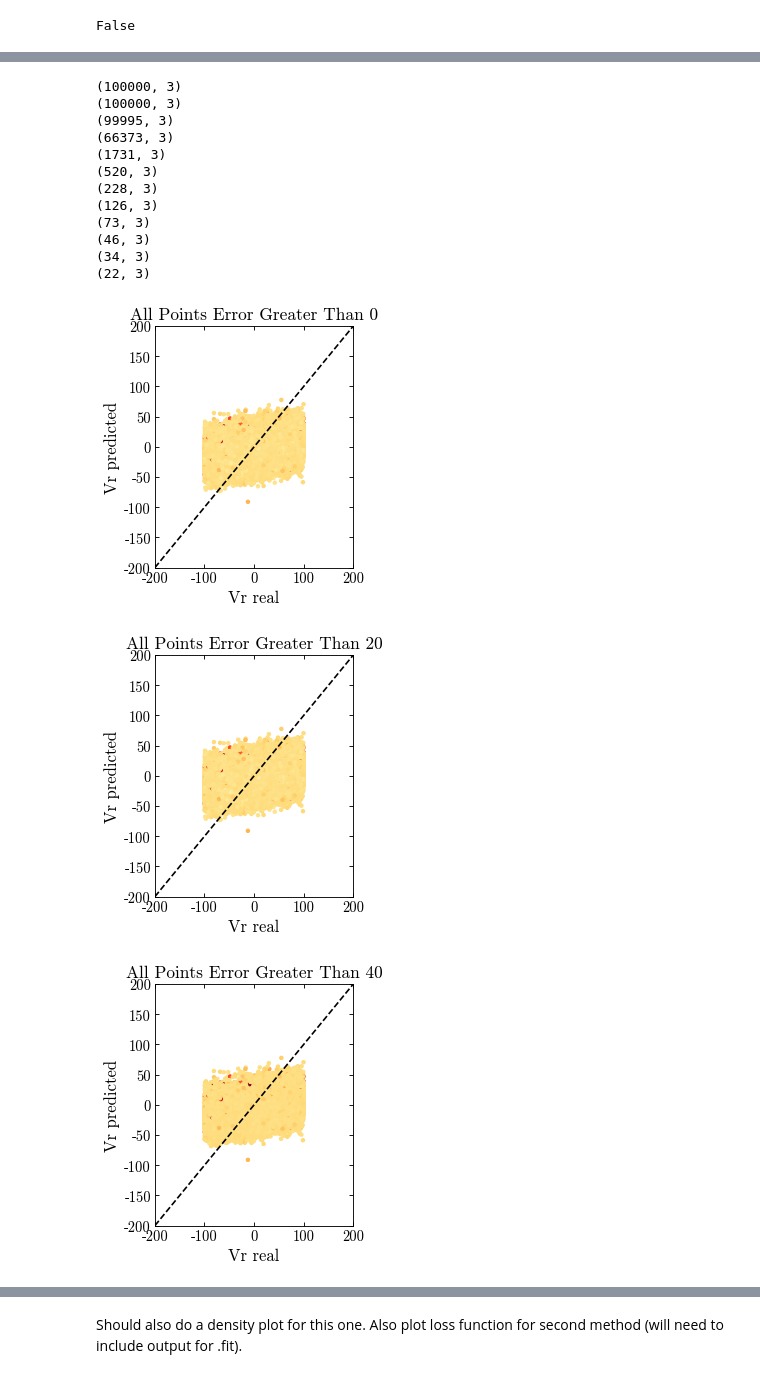
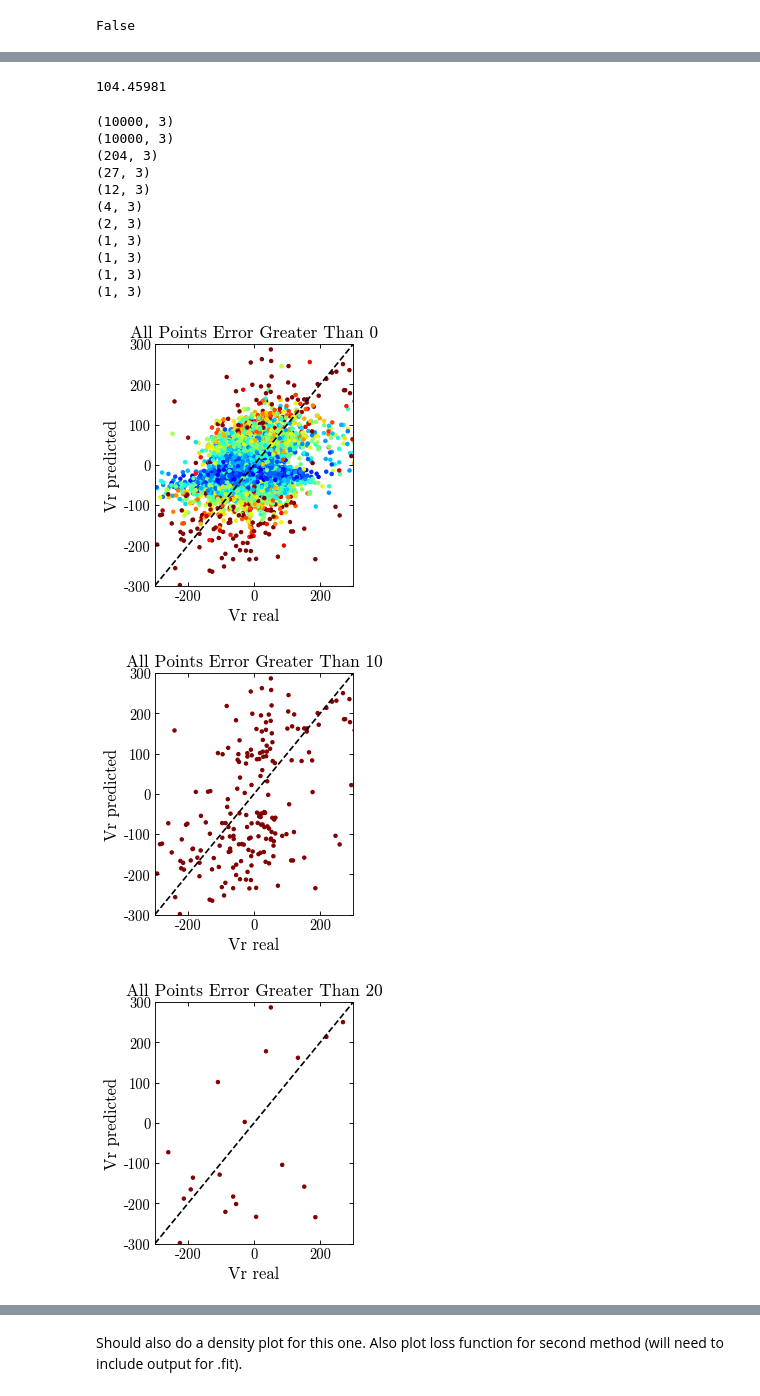
Before and after one commit to adropulic/datax_gaia, a Jupyter notebook: RVTrial3_nonrescaledvel.ipynb, the cells around one changed output, grey strips where cells are left out. Drawn from its saved outputs; the diff is of its cells as text; code cells hidden in the pictures.

```diff
--- a/RVTrial3_nonrescaledvel.ipynb
+++ b/RVTrial3_nonrescaledvel.ipynb
@@ -366,0 +574,4 @@ plt.show()
+# %%
+traininerror = [file for file in os.listdir('models/')
+               if file.startswith('TrainingErrorBars')]
+traininerror = sorted(traininerror)[:-20]
@@ -366,0 +619,13 @@ plt.show()
+# %%
+traininboth = [file for file in os.listdir('models/')
+               if file.startswith('TrainingBoth')]
+traininboth = sorted(traininboth)[1:380]
+# %%
+%%capture
+for i_both, mfile_both in enumerate(traininboth):
+    CombinedModel.load_weights('models/' + mfile_both)
+
+    test_preds = CombinedModel.predict(X_val)
+
+
+    make_plots_trainboth(i_both);
@@ -413,0 +695,14 @@ Text(0, 0.5, 'Error on Vr predicted')
+# %%
+y_low = -300
+y_high= 300
+hb = plt.hexbin(y_test[:,0], test_preds_2[:,0],gridsize=80)
+x1 = np.linspace(y_low,y_high,1000)
+y1 = x1
+plt.plot(x1,y1,'k--')
+plt.xlim([y_low,y_high])
+plt.ylim([y_low,y_high])
+plt.ylabel('Vr predicted')
+plt.xlabel('Vr real')
+cb = plt.colorbar(hb,label = 'Density')
+#clb = plt.colorbar(sc1, label = 'Absolute Error Test Set')
+plt.clim(0,100)
@@ -414,38 +711,41 @@ Text(0, 0.5, 'Error on Vr predicted')
+# %%
+np.max(test_preds_2[:,1])
+# %% [output]
+104.45981
 # %%
 #plt.errorbar(y_test, test_preds_2[:,0], yerr = test_preds_2[:,1], color = 'red',ls='none')
-data_err1 = np.column_stack([y_test, test_preds_2[:,0],test_preds_2[:,1]])
+data_err1 = np.column_stack([y_test[:,0], test_preds_2[:,0],test_preds_2[:,1]])
 print(data_err1.shape)
-for gt in range(0,220,20):
+for gt in range(0,100,10):
     fig = plt.figure(gt)
     data_err1 = data_err1[data_err1[:,2] > gt]
     print(data_err1.shape)
-    sc = plt.scatter(data_err1[:,0], data_err1[:,1], c =data_err1[:,2], label = 'data',marker = '.',cmap=plt.cm.YlOrRd)
+    sc = plt.scatter(data_err1[:,0], data_err1[:,1], c =data_err1[:,2], label = 'data',marker = '.',cmap='jet')
     #sc = plt.scatter(y_test, test_preds_2[:,0], c =test_preds_2[:,1], label = 'data',marker = '.',cmap=plt.cm.YlOrRd)
-    x1 = np.linspace(-200,200,1000)
+    x1 = np.linspace(y_low,y_high,1000)
     y1 = x1
     plt.plot(x1,y1,'k--')
-    plt.xlim([-200, 200])
-    plt.ylim([-200,200])
+    plt.xlim([y_low, y_high])
+    plt.ylim([y_low,y_high])
     plt.ylabel('Vr predicted')
     plt.xlabel('Vr real')
     plt.title('All Points Error Greater Than '+str(gt))
     clb = plt.colorbar(sc, label = 'Absolute Error Test Set')
-    plt.clim(0,200)
+    plt.clim(0,10)
     plt.savefig('error_gt/error_greater_than_'+str(gt)+'.png')
     clb.remove()
 # %% [output]
-(100000, 3)
-(100000, 3)
-(99995, 3)
-(66373, 3)
-(1731, 3)
-(520, 3)
-(228, 3)
-(126, 3)
-(73, 3)
-(46, 3)
-(34, 3)
-(22, 3)
+(10000, 3)
+(10000, 3)
+(204, 3)
+(27, 3)
+(12, 3)
+(4, 3)
+(2, 3)
+(1, 3)
+(1, 3)
+(1, 3)
+(1, 3)
-[figure, old version]
+[figure, new version]
-[figure, old version]
+[figure, new version]
-[figure, old version]
+[figure, new version]
```
Also changed, not shown: parts of 53 cells of this notebook, 1 other file.
